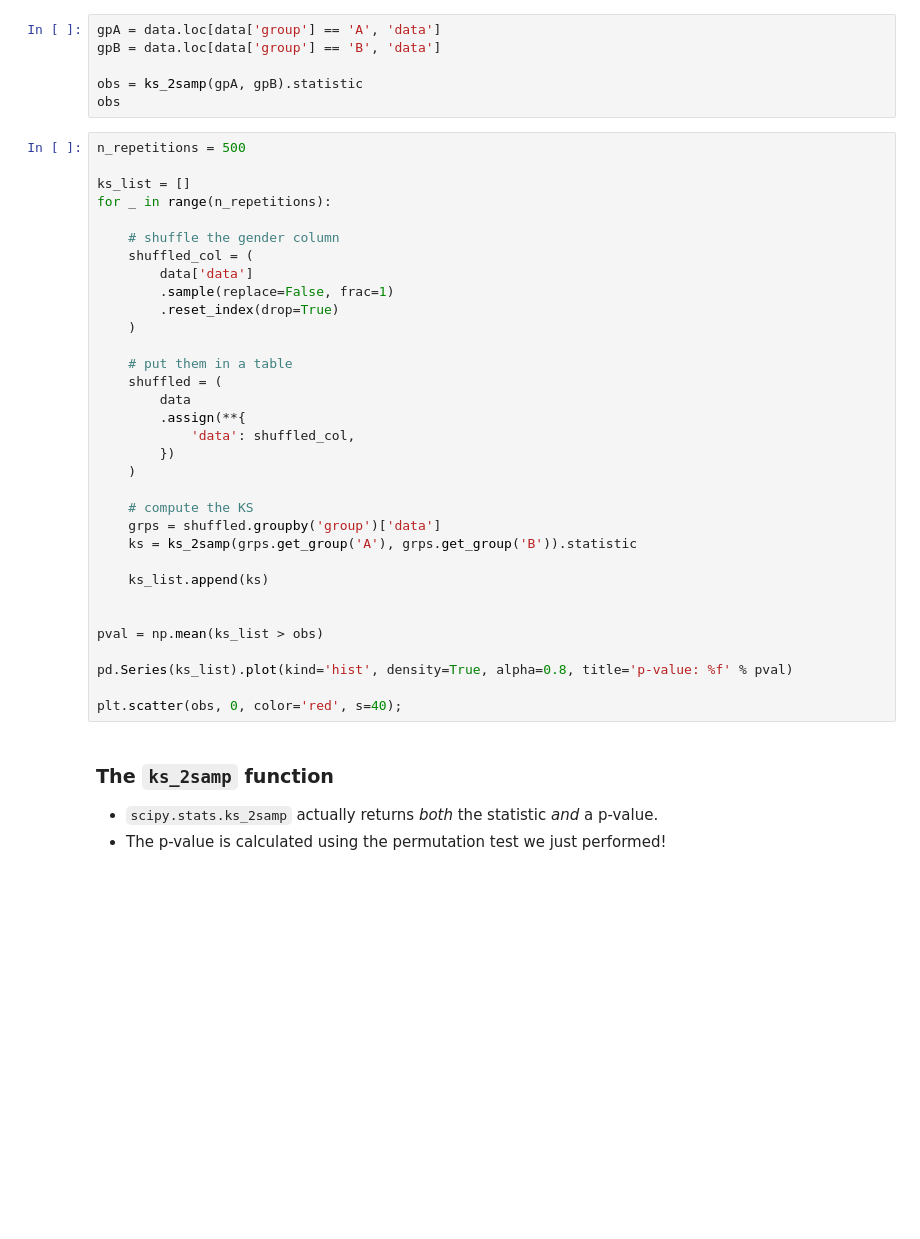
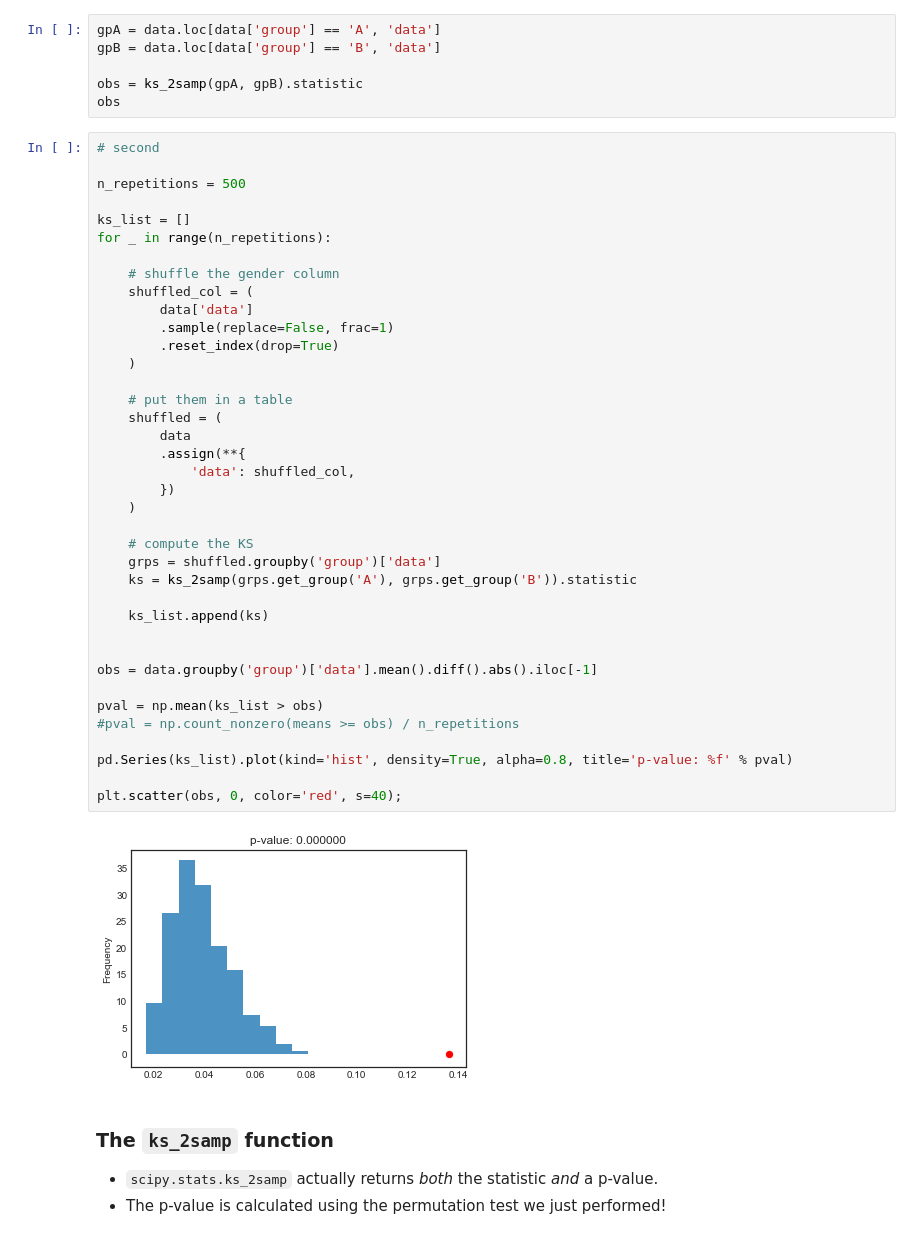
Before and after one commit to ucsd-ets/dsc80-fa20, a Jupyter notebook: Lectures/08 - Missingness/Lecture 08 Missingness.ipynb, the cells around one changed output. Drawn from its saved outputs; the diff is of its cells as text; blank space fills up the shorter version.

```diff
--- a/Lectures/08 - Missingness/Lecture 08 Missingness.ipynb
+++ b/Lectures/08 - Missingness/Lecture 08 Missingness.ipynb
@@ -521,38 +523,45 @@ gpB = data.loc[data['group'] == 'B', 'data']
 obs = ks_2samp(gpA, gpB).statistic
 obs
 # %%
+# second
+
 n_repetitions = 500
 
 ks_list = []
 for _ in range(n_repetitions):
 
     # shuffle the gender column
     shuffled_col = (
         data['data']
         .sample(replace=False, frac=1)
         .reset_index(drop=True)
     )
 
     # put them in a table
     shuffled = (
         data
         .assign(**{
             'data': shuffled_col,
         })
     )
 
     # compute the KS
     grps = shuffled.groupby('group')['data']
     ks = ks_2samp(grps.get_group('A'), grps.get_group('B')).statistic
 
     ks_list.append(ks)
 
 
+obs = data.groupby('group')['data'].mean().diff().abs().iloc[-1]
+
 pval = np.mean(ks_list > obs)
+#pval = np.count_nonzero(means >= obs) / n_repetitions
 
 pd.Series(ks_list).plot(kind='hist', density=True, alpha=0.8, title='p-value: %f' % pval)
 
 plt.scatter(obs, 0, color='red', s=40);
+# %% [output]
+[figure, added]
 # %% [markdown]
 ### The `ks_2samp` function
 
```
Also changed, not shown: parts of 17 cells of this notebook, 5 other files.
